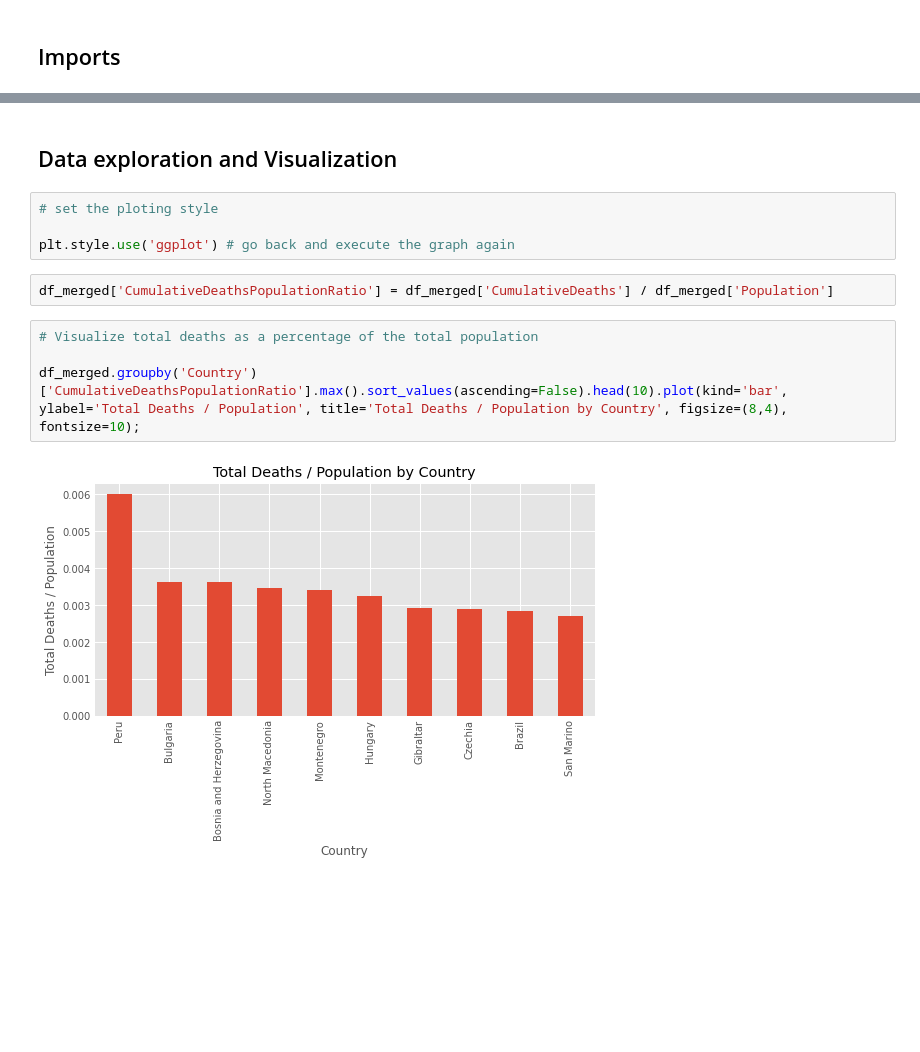
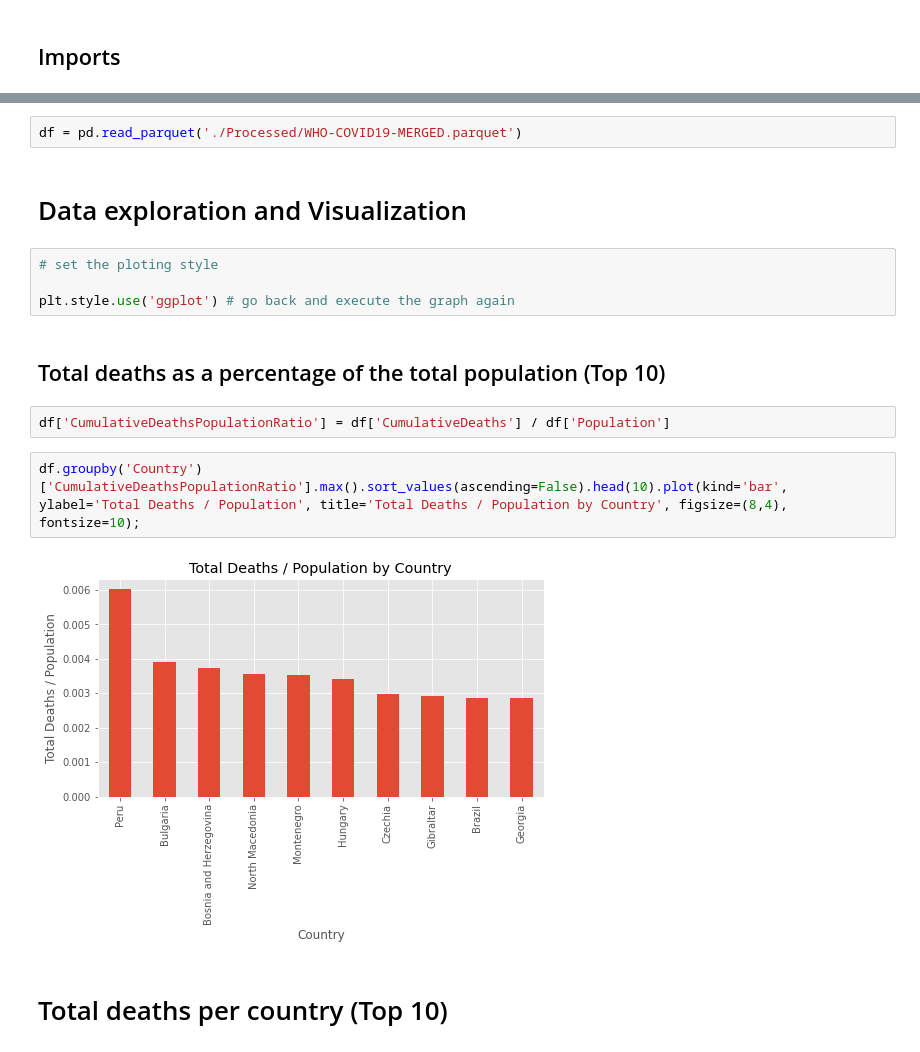
Before and after one commit to lyubol/Pandas-ETL---Covid, a Jupyter notebook: data_analysis.ipynb, the cells around one changed output, grey strips where cells are left out. Drawn from its saved outputs; the diff is of its cells as text; blank space fills up the shorter version.

Commit message:
Cleaned and updated data_analysis.ipynb

```diff
--- a/data_analysis.ipynb
+++ b/data_analysis.ipynb
@@ -21,15 +13,19 @@ df_merged = pd.merge(pd.merge(df_cases, df_vaccines[['DailyVaccinations', 'Peopl
+# %%
+df = pd.read_parquet('./Processed/WHO-COVID19-MERGED.parquet')
 # %% [markdown]
-## Data exploration and Visualization
+# Data exploration and Visualization
 # %%
 # set the ploting style
 
 plt.style.use('ggplot') # go back and execute the graph again
+# %% [markdown]
+## Total deaths as a percentage of the total population (Top 10)
 # %%
-df_merged['CumulativeDeathsPopulationRatio'] = df_merged['CumulativeDeaths'] / df_merged['Population']
+df['CumulativeDeathsPopulationRatio'] = df['CumulativeDeaths'] / df['Population']
 # %%
-# Visualize total deaths as a percentage of the total population
-
-df_merged.groupby('Country')['CumulativeDeathsPopulationRatio'].max().sort_values(ascending=False).head(10).plot(kind='bar', ylabel='Total Deaths / Population', title='Total Deaths / Population by Country', figsize=(8,4), fontsize=10);
+df.groupby('Country')['CumulativeDeathsPopulationRatio'].max().sort_values(ascending=False).head(10).plot(kind='bar', ylabel='Total Deaths / Population', title='Total Deaths / Population by Country', figsize=(8,4), fontsize=10);
 # %% [output]
-[figure, old version]
+[figure, new version]
+# %% [markdown]
+# Total deaths per country (Top 10)
 # %%
```
Also changed, not shown: parts of 10 cells of this notebook, 1 other file.
